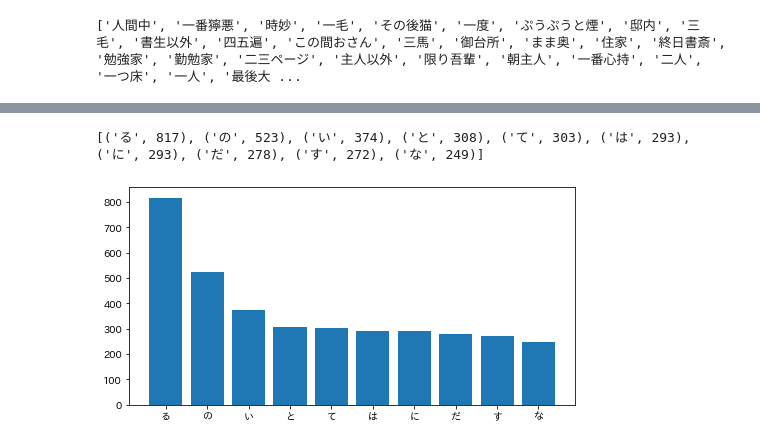
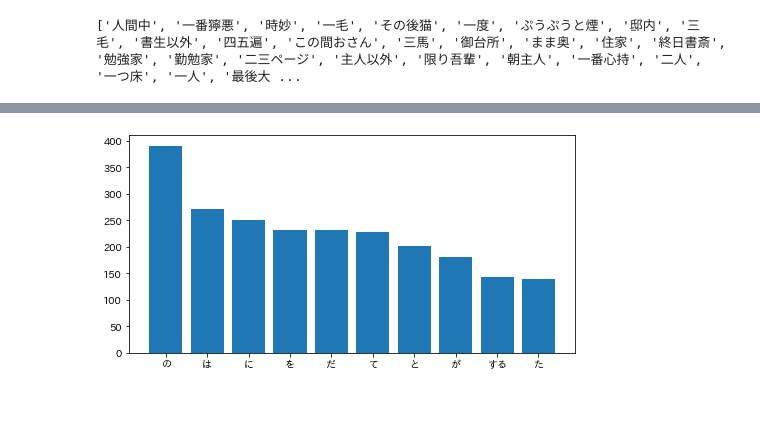
Before and after one commit to Language-Media-Lab/100knock2021_huyu, a Jupyter notebook: chapter04/chapter04_hashimoto.ipynb, the cells around one changed output, grey strips where cells are left out. Saved outputs shown, nothing was run; the diff lists cells and outputs as text; code cells hidden in the pictures; blank space fills up the shorter version.

```diff
--- a/chapter04/chapter04_hashimoto.ipynb
+++ b/chapter04/chapter04_hashimoto.ipynb
@@ -256,6 +256,7 @@ print(nouns_s)
 #35
 from collections import Counter
 
+fname_parsed='neko.txt.mecab'
 def neko_lines():
     with open(fname_parsed) as file_parsed:
         morphemes=[]
@@ -279,6 +280,10 @@ def neko_lines():
                 'pos':res_cols[0],
                 'pos1':res_cols[1]
             }
+            '''if morpheme['pos1']=='空白':
+                print("空白です")'''
+            if morpheme['pos']=='記号' and morpheme['pos1']=='一般':
+                continue
             morphemes.append(morpheme)
 
 lines = neko_lines()
@@ -286,11 +291,13 @@ sentenceList=[]
 for line in lines:
     sentenceList.append(line)
 
-word_counter=Counter()
+wordlist=[]
 for line in sentenceList:
     for morpheme in line:
-        word_counter.update(morpheme['surface'])   #update()で1行ずつ追加
-list_word=word_counter.most_common()   #most_common(n)で出現頻度順に並んだリストを取り出す。引数nは取り出す上位個数
+        wordlist.append(morpheme['base'])
 
-print(list_word)
+word_counter = Counter(wordlist)   #update()で1行ずつ追加
+#list_word=word_counter.most_common()   #most_common(n)で出現頻度順に並んだリストを取り出す。引数nは取り出す上位個数
+
+print(word_counter)
 # %% [output]
@@ -350,58 +329,29 @@ plt.show()
 # %%
 #37
 from collections import Counter
 import matplotlib.pyplot as plt
 import japanize_matplotlib
 
-def neko_lines():
-    with open(fname_parsed) as file_parsed:
-        morphemes=[]
-        for line in file_parsed:
-            if line=='\n':
-                continue
-            line = line.strip('\n')
-            #表層形はtab、それ以外は,で区切る
-            cols=line.split('\t')
-            if cols[0] == 'EOS':
-                yield morphemes
-                #yield:この時点で関数を一時的に停止して戻り値を返す
-                morphemes = []
-                continue
-            res_cols = cols[1].split(',')
 
-            # 辞書作成、リストに追加
-            morpheme = {
-                'surface':cols[0],
-                'base':res_cols[6],
-                'pos':res_cols[0],
-                'pos1':res_cols[1]
-            }
-            morphemes.append(morpheme)
-
-lines = neko_lines()
-sentenceList=[]
-for line in lines:
-    sentenceList.append(line)
-
-word_counter=Counter()
+wordlist=[]
 for line in sentenceList:
-    if '猫' in [morpheme['surface'] for morpheme in line]:  #文章の形態素に「猫」が含まれている場合のみ辞書に追加する
+    if '猫' in [morpheme['surface'] for morpheme in line]: #文章の形態素に「猫」が含まれている場合のみ辞書に追加する
         for morpheme in line:
             if morpheme['pos']!='記号' and morpheme['surface']!='猫':
-                word_counter.update(morpheme['base'])
-
+                wordlist.append(morpheme['base'])
+word_counter=Counter(wordlist)
+#print(word_counter)
 list_word=word_counter.most_common(10)
 
-print(list_word)
+#print(list_word)
 
 keys=[i[0] for i in list_word]
 values=[i[1] for i in list_word]
 plt.figure(figsize=(8,4))
 plt.bar(keys,values)   #棒グラフ
 plt.show()
 # %% [output]
-[('る', 817), ('の', 523), ('い', 374), ('と', 308), ('て', 303), ('は', 293), ('に', 293), ('だ', 278), ('す', 272), ('な', 249)]
-[figure, old version]
+[figure, new version]
 # %%
 #38
 from collections import Counter
```
Also changed, not shown: parts of 5 cells of this notebook.
